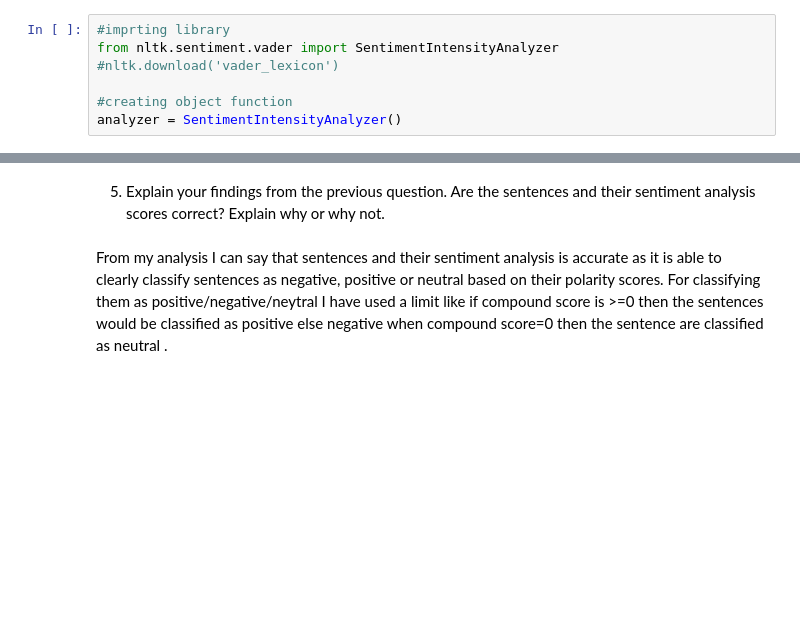
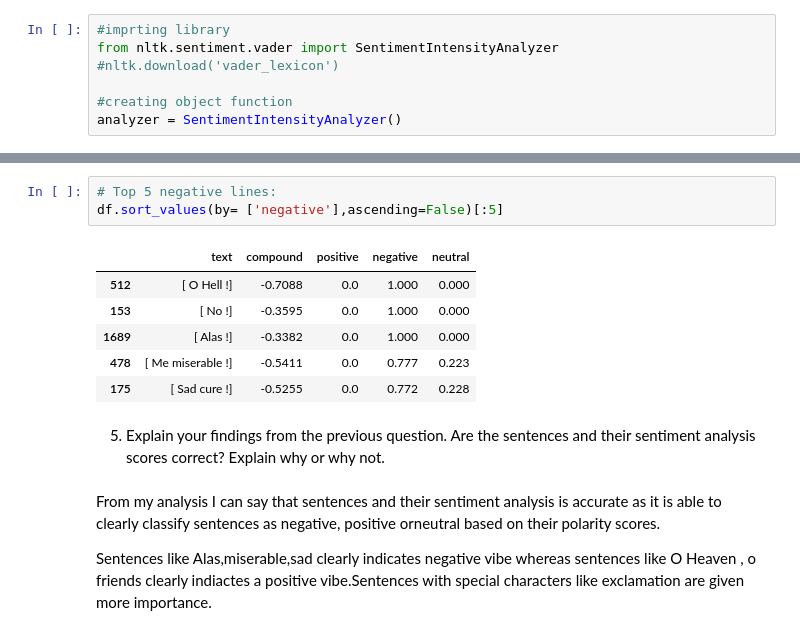
Before and after one commit to Tanishakapoor1990/week-20-repository, a Jupyter notebook: week-20-homework.ipynb, the cells around one changed output, grey strips where cells are left out. Drawn from its saved outputs; the diff is of its cells as text; blank space fills up the shorter version.

```diff
--- a/week-20-homework.ipynb
+++ b/week-20-homework.ipynb
@@ -307,8 +262,18 @@ df
+# %%
+# Top 5 negative lines:
+df.sort_values(by= ['negative'],ascending=False)[:5]
+# %% [output]
+|  | text | compound | positive | negative | neutral |
+| 512 | [ O Hell !] | -0.7088 | 0.0 | 1.000 | 0.000 |
+| 153 | [ No !] | -0.3595 | 0.0 | 1.000 | 0.000 |
+| 1689 | [ Alas !] | -0.3382 | 0.0 | 1.000 | 0.000 |
+| 478 | [ Me miserable !] | -0.5411 | 0.0 | 0.777 | 0.223 |
+| 175 | [ Sad cure !] | -0.5255 | 0.0 | 0.772 | 0.228 |
 # %% [markdown]
 5.	Explain your findings from the previous question.
 Are the sentences and their sentiment analysis scores correct? Explain why or why not.
 # %% [markdown]
-From my analysis I can say that sentences and their sentiment analysis is accurate as it is able to clearly classify sentences as negative, positive or
-neutral based on their polarity scores.
-For classifying them as positive/negative/neytral I have used a limit like if compound score is >=0 then
-the sentences would be classified as positive else negative when compound score=0 then the sentence are classified as neutral .
+From my analysis I can say that sentences and their sentiment analysis is accurate as it is able to clearly classify sentences as negative, positive orneutral based on their polarity scores.
+
+Sentences like Alas,miserable,sad clearly indicates negative vibe whereas sentences like O Heaven ,
+o friends clearly indiactes a positive vibe.Sentences with special characters like exclamation are given more importance.
```
Also changed, not shown: parts of 15 cells of this notebook.
